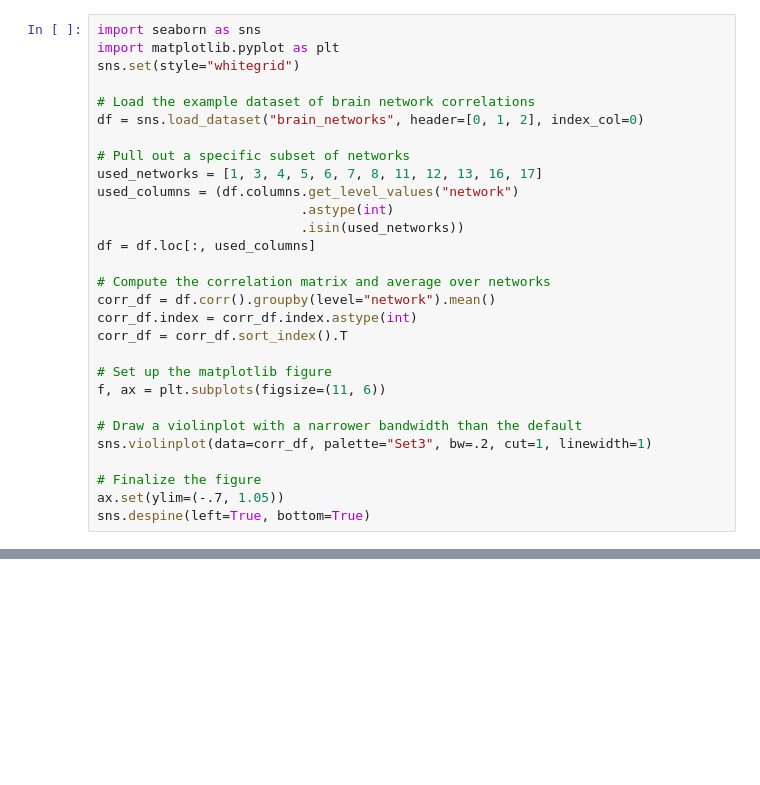
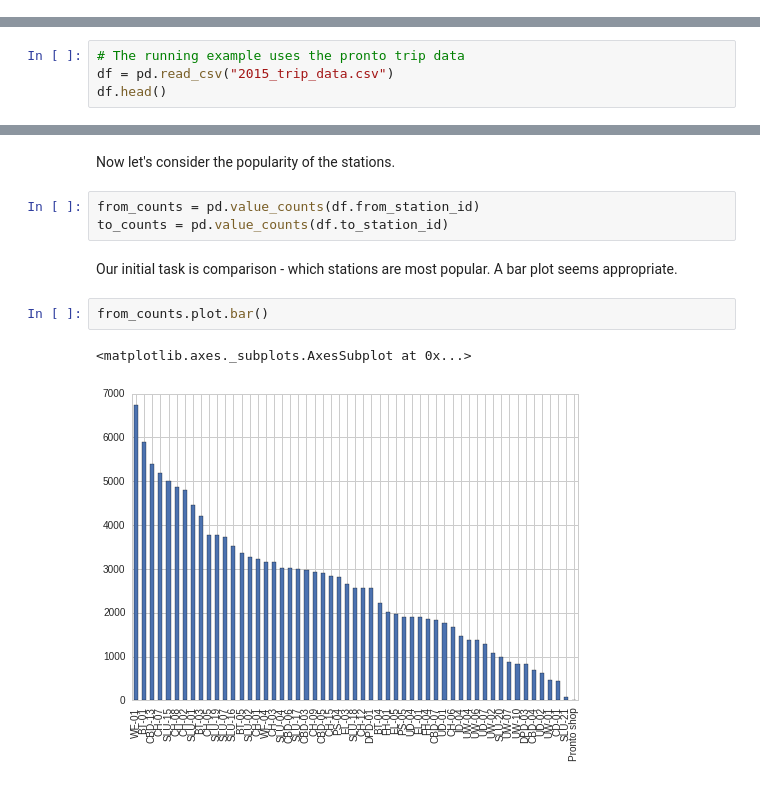
Before and after one commit to UWSEDS/LectureNotes, a Jupyter notebook: 07-Visualization-in-Python/Visualization in Python.ipynb, the cells around one changed output, grey strips where cells are left out. Cells and saved outputs as stored; diff of their text form; blank space fills up the shorter version.

```diff
--- a/07-Visualization-in-Python/Visualization in Python.ipynb
+++ b/07-Visualization-in-Python/Visualization in Python.ipynb
@@ -5,29 +0,0 @@ import numpy as np
-# %%
-import seaborn as sns
-import matplotlib.pyplot as plt
-sns.set(style="whitegrid")
-
-# Load the example dataset of brain network correlations
-df = sns.load_dataset("brain_networks", header=[0, 1, 2], index_col=0)
-
-# Pull out a specific subset of networks
-used_networks = [1, 3, 4, 5, 6, 7, 8, 11, 12, 13, 16, 17]
-used_columns = (df.columns.get_level_values("network")
-                          .astype(int)
-                          .isin(used_networks))
-df = df.loc[:, used_columns]
-
-# Compute the correlation matrix and average over networks
-corr_df = df.corr().groupby(level="network").mean()
-corr_df.index = corr_df.index.astype(int)
-corr_df = corr_df.sort_index().T
-
-# Set up the matplotlib figure
-f, ax = plt.subplots(figsize=(11, 6))
-
-# Draw a violinplot with a narrower bandwidth than the default
-sns.violinplot(data=corr_df, palette="Set3", bw=.2, cut=1, linewidth=1)
-
-# Finalize the figure
-ax.set(ylim=(-.7, 1.05))
-sns.despine(left=True, bottom=True)
@@ -98,0 +12,4 @@ Focus is on comparison and trends task
+# %%
+# The running example uses the pronto trip data
+df = pd.read_csv("2015_trip_data.csv")
+df.head()
@@ -98,0 +23,12 @@ Focus is on comparison and trends task
+# %% [markdown]
+Now let's consider the popularity of the stations.
+# %%
+from_counts = pd.value_counts(df.from_station_id)
+to_counts = pd.value_counts(df.to_station_id)
+# %% [markdown]
+Our initial task is comparison - which stations are most popular. A bar plot seems appropriate.
+# %%
+from_counts.plot.bar()
+# %% [output]
+<matplotlib.axes._subplots.AxesSubplot at 0x...>
+[figure, added]
```
Also changed, not shown: parts of 27 cells of this notebook, 1 other file.
